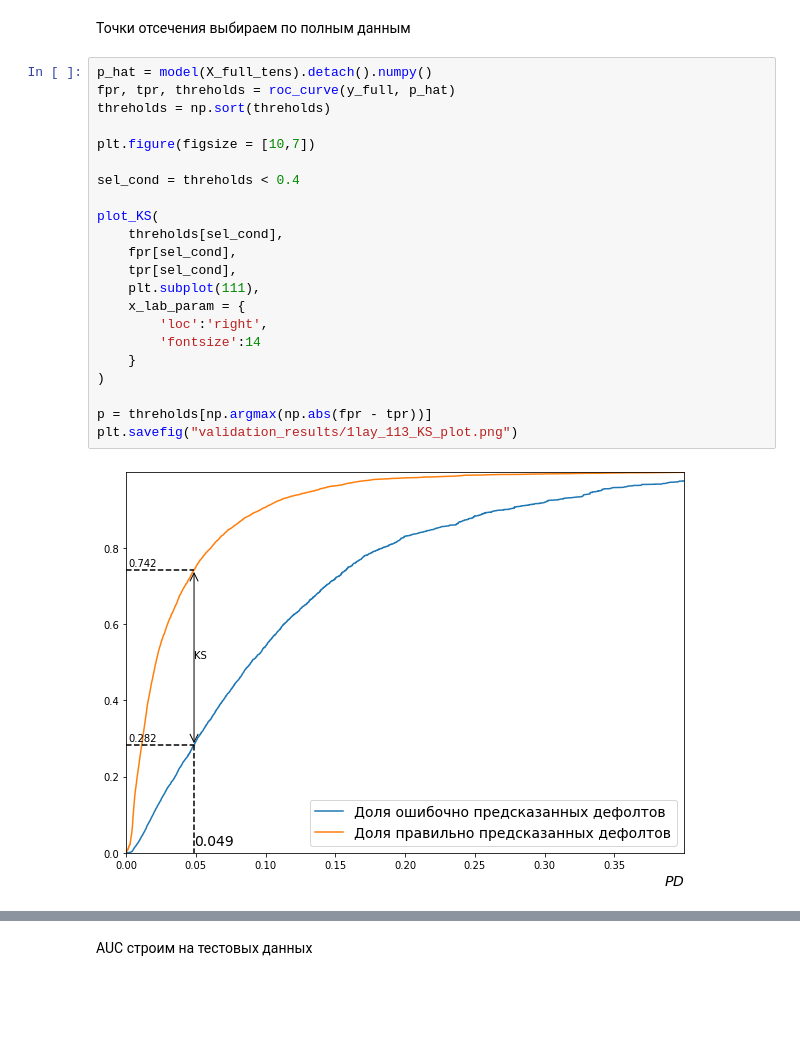
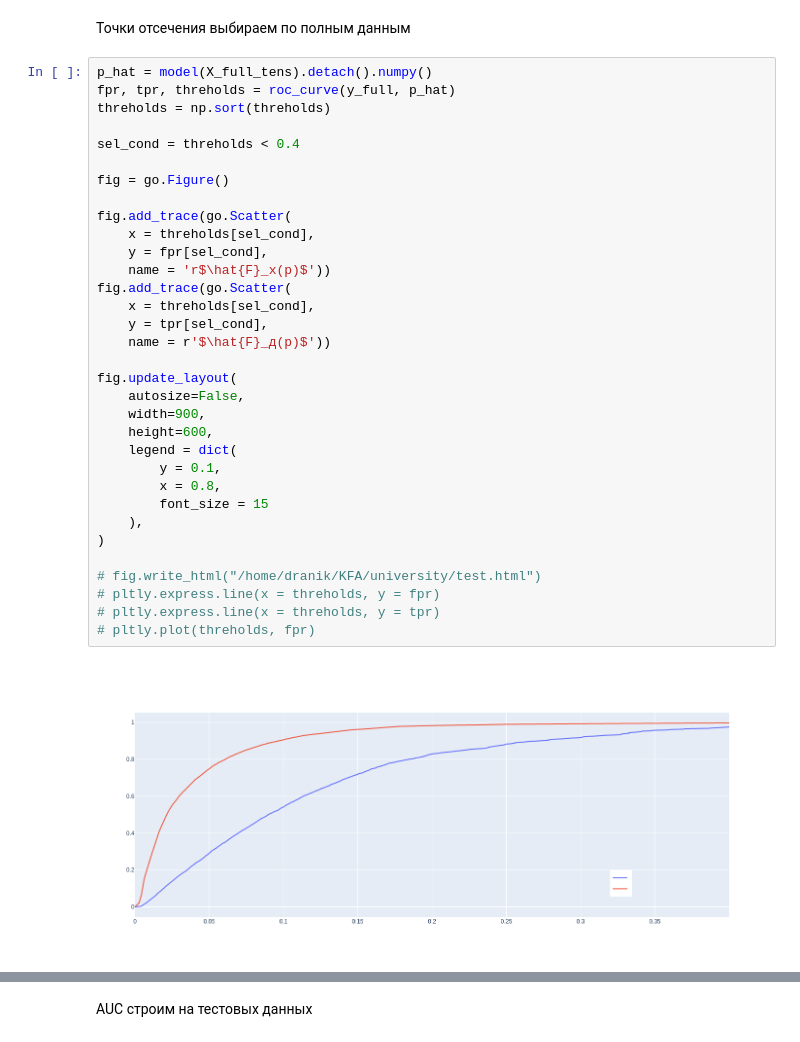
Before and after one commit to Dranikf/diplom_project, a Jupyter notebook: prog/model/models_validation.ipynb, the cells around one changed output, grey strips where cells are left out. Saved outputs shown, nothing was run; the diff lists cells and outputs as text; blank space fills up the shorter version.

```diff
--- a/prog/model/models_validation.ipynb
+++ b/prog/model/models_validation.ipynb
@@ -125,27 +126,38 @@ model.load_state_dict(torch.load('model 1lay 113 neurons'))
 <All keys matched successfully>
 # %% [markdown]
 Точки отсечения выбираем по полным данным
-# %%
-p_hat = model(X_full_tens).detach().numpy()
-fpr, tpr, threholds = roc_curve(y_full, p_hat)
-threholds = np.sort(threholds)
-
-plt.figure(figsize = [10,7])
-
-sel_cond = threholds < 0.4
-
-plot_KS(
-    threholds[sel_cond],
-    fpr[sel_cond],
-    tpr[sel_cond],
-    plt.subplot(111),
-    x_lab_param = {
-        'loc':'right',
-        'fontsize':14
-    }
-)
-
-p = threholds[np.argmax(np.abs(fpr - tpr))]
-plt.savefig("validation_results/1lay_113_KS_plot.png")
-# %% [output]
-[figure, removed]
+# %%
+p_hat = model(X_full_tens).detach().numpy()
+fpr, tpr, threholds = roc_curve(y_full, p_hat)
+threholds = np.sort(threholds)
+
+sel_cond = threholds < 0.4
+
+fig = go.Figure()
+
+fig.add_trace(go.Scatter(
+    x = threholds[sel_cond],
+    y = fpr[sel_cond],
+    name = 'r$\hat{F}_х(p)$'))
+fig.add_trace(go.Scatter(
+    x = threholds[sel_cond],
+    y = tpr[sel_cond],
+    name = r'$\hat{F}_д(p)$'))
+
+fig.update_layout(
+    autosize=False,
+    width=900,
+    height=600,
+    legend = dict(
+        y = 0.1,
+        x = 0.8,
+        font_size = 15
+    ),
+)
+
+# fig.write_html("/home/dranik/KFA/university/test.html")
+# pltly.express.line(x = threholds, y = fpr)
+# pltly.express.line(x = threholds, y = tpr)
+# pltly.plot(threholds, fpr)
+# %% [output]
+[figure, added]
```
Also changed, not shown: parts of 7 cells of this notebook, 14 other files.
